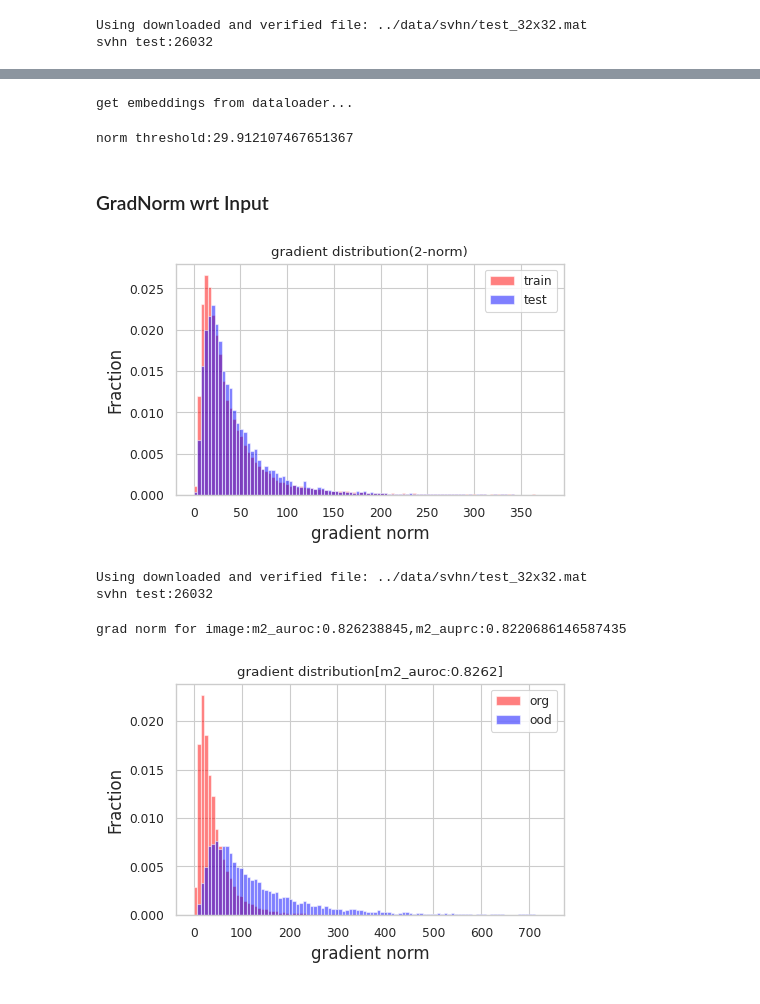
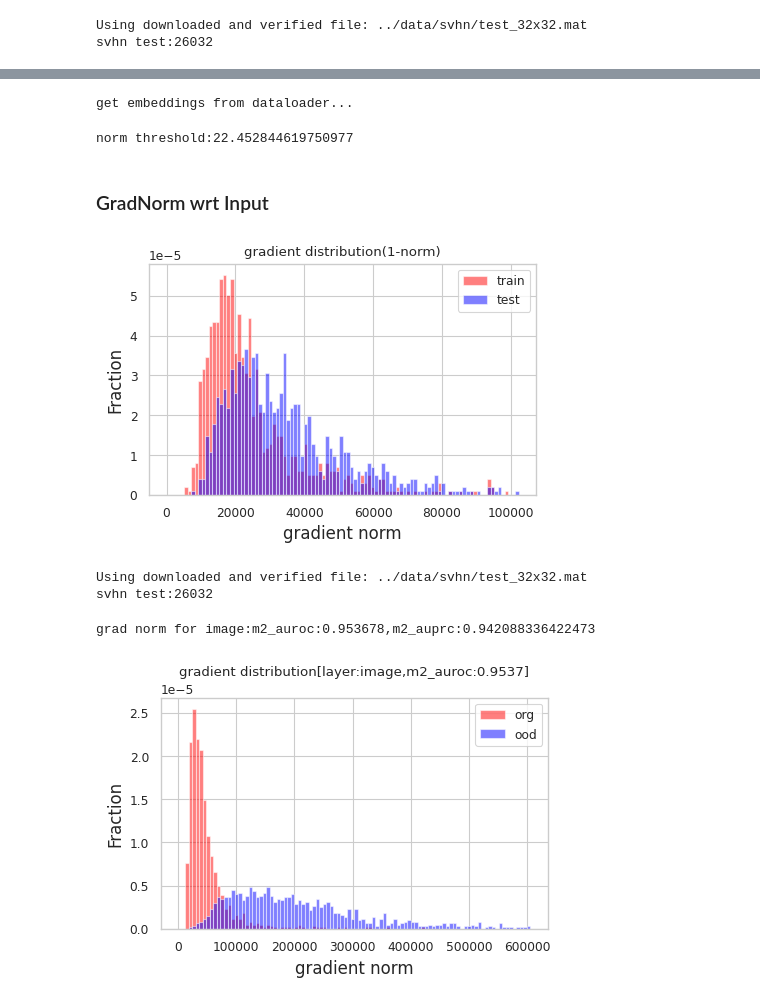
Before and after one commit to buyizhiyou/YYM, a Jupyter notebook: dum/notebooks/statistics_analyse_grad.ipynb, the cells around one changed output, grey strips where cells are left out. Drawn from its saved outputs; the diff is of its cells as text; code cells hidden in the pictures.

Commit message:
add analyse for input purturbation

```diff
--- a/dum/notebooks/statistics_analyse_grad.ipynb
+++ b/dum/notebooks/statistics_analyse_grad.ipynb
@@ -33,7 +33,7 @@ from utils.gmm_utils import get_embeddings, gmm_evaluate, gmm_fit, maxp_evaluate
 from metrics.uncertainty_confidence import entropy, logsumexp, confidence, sumexp
 from metrics.ood_metrics import get_roc_auc, get_roc_auc_logits
 # %%
-device = torch.device("cuda:1")
+device = torch.device("cuda:0")
 # Dataset params
 dataset_num_classes = {"cifar10": 10, "cifar100": 100, "svhn": 10, "lsun": 10, "tiny_iamgenet": 200}
 dataset_loader = {"cifar10": cifar10, "cifar100": cifar100, "svhn": svhn, "mnist": mnist, "lsun": lsun, "tiny_imagenet": tiny_imagenet}
@@ -123,7 +140,7 @@ embeddings, labels, norm = get_embeddings(
 gaussians_model, jitter_eps = gmm_fit(embeddings=embeddings, labels=labels, num_classes=num_classes)
 # %% [output]
 get embeddings from dataloader...
-norm threshold:29.912107467651367
+norm threshold:22.452844619750977
 # %% [markdown]
 ### GradNorm wrt Input
 # %%
@@ -196,56 +212,67 @@ def calculate_gradients_wrt_input(
 # %%
 layer = "image"
+wrt = "input"
 train_loader, val_loader = dataset_loader[dataset].get_train_valid_loader(
     root=dataset_root,
     batch_size=1,
     augment=True,
     val_seed=1,
     val_size=0.1,
 )
 test_loader = dataset_loader[dataset].get_test_loader(root=dataset_root, batch_size=1)
-train_gradient_norms = calculate_gradients_wrt_input(
+train_gradient_norms = calculate_gradients_norm(
     net,
     gaussians_model,
     layer,
     train_loader,
     device=device,
+    wrt=wrt,
     norm=1,
 )
-gradient_norms = calculate_gradients_wrt_input(
+gradient_norms = calculate_gradients_norm(
     net,
     gaussians_model,
     layer,
     test_loader,
     device=device,
+    wrt=wrt,
     norm=1,
 )
 
 right = int(max(gradient_norms.quantile(0.99).item(), train_gradient_norms.quantile(0.99).item()))
 #对比训练集和测试集的分布
 plot_density([train_gradient_norms.numpy(), gradient_norms.numpy()],
              binrange=[0, right + 50],
              bins=100,
-             title="gradient distribution(2-norm)",
+             title="gradient distribution(1-norm)",
              xlabel="gradient norm",
              label1="train",
              label2="test")
-plt.savefig('pngs/train_test_grad_wrt_input_dist.png', bbox_inches='tight')
+plt.savefig(f'pngs/{model}/train_test_grad_wrt_input_dist.png', bbox_inches='tight')
 # %% [output]
-[figure, old version]
+[figure, new version]
 # %%
 layer = "image"
+wrt = "input"
 test_loader = dataset_loader[dataset].get_test_loader(root=dataset_root, batch_size=1)
 ood_test_loader = dataset_loader[ood_dataset].get_test_loader(root=dataset_root, batch_size=1)
-gradient_norms = calculate_gradients_wrt_input(
+gradient_norms = calculate_gradients_norm(
     net,
     gaussians_model,
     layer,
     test_loader,
     device=device,
+    wrt=wrt,
     norm=1,
 )
-ood_gradient_norms = calculate_gradients_wrt_input(net, gaussians_model, layer, ood_test_loader, device=device, norm=1.)
-
+ood_gradient_norms = calculate_gradients_norm(
+    net,
+    gaussians_model,
+    layer,
+    ood_test_loader,
+    device=device,
+    norm=1,
+)
 
 right = int(max(gradient_norms.quantile(0.99).item(), ood_gradient_norms.quantile(0.99).item()))
 m2_fpr95, m2_auroc, m2_auprc = get_roc_auc_logits(gradient_norms, ood_gradient_norms, None, device, conf=False)
@@ -255,11 +282,11 @@ plot_density([gradient_norms.numpy(), ood_gradient_norms.numpy()],
              bins=100,
              title=f"gradient distribution[layer:{layer},m2_auroc:{m2_auroc:.4f}]",
              xlabel="gradient norm")
-plt.savefig(f'pngs/{layer}_grad_wrt_input_dist.png', bbox_inches='tight')
+plt.savefig(f'pngs/{model}/{layer}_grad_wrt_input_dist.png', bbox_inches='tight')
 # %% [output]
 Using downloaded and verified file: ../data/svhn/test_32x32.mat
 svhn test:26032
-grad norm for image:m2_auroc:0.826238845,m2_auprc:0.8220686146587435
+grad norm for image:m2_auroc:0.953678,m2_auprc:0.942088336422473
-[figure, old version]
+[figure, new version]
 # %%
 layer = "layer1"
```
Also changed, not shown: parts of 27 cells of this notebook, 10 other files.
